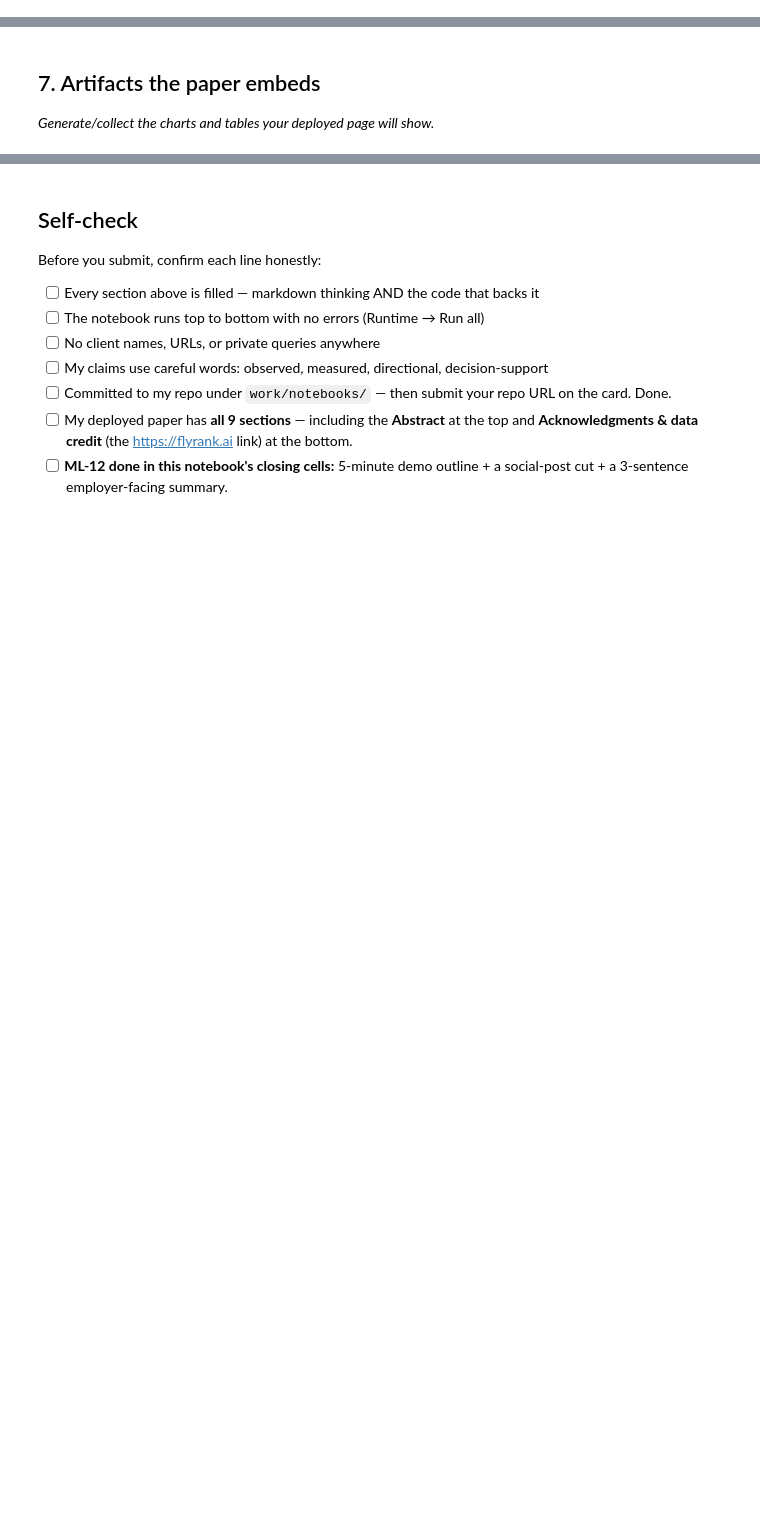
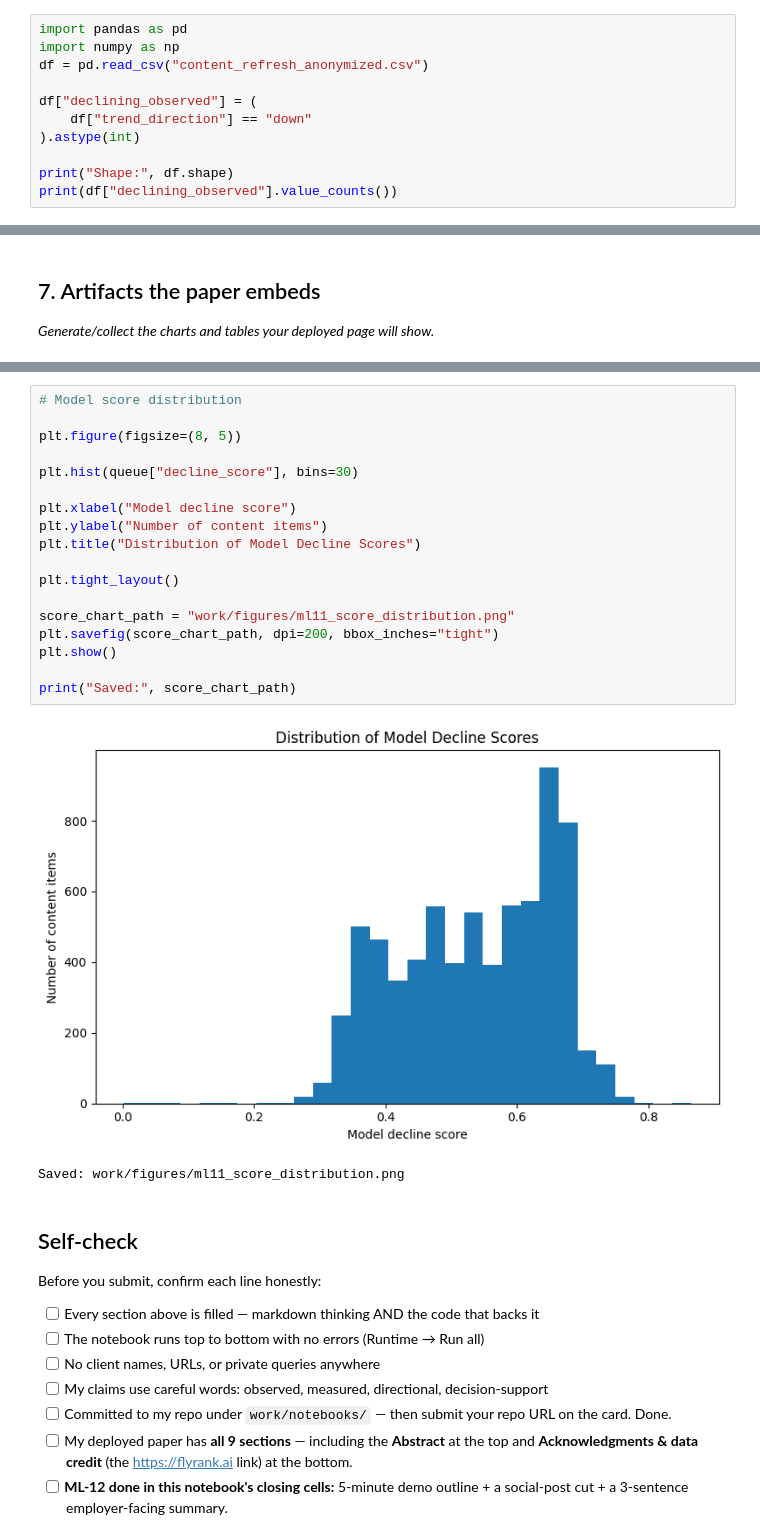
Before and after one commit to ma5029blp-wq/ML-flyrank-internship, a Jupyter notebook: work/notebooks/capstone.ipynb, the cells around one changed output, grey strips where cells are left out. Saved outputs shown, nothing was run; the diff lists cells and outputs as text; blank space fills up the shorter version.

```diff
--- a/work/notebooks/capstone.ipynb
+++ b/work/notebooks/capstone.ipynb
@@ -6,3 +6,14 @@
 This skeleton is yours to fill. Work the sections **in order** — each one has a one-line hint. Simple words, honest numbers.
 
 > Working with an AI assistant? Tell it to read `skills/README.md` first and load the one skill this assignment names on its card.
+# %%
+import pandas as pd
+import numpy as np
+df = pd.read_csv("content_refresh_anonymized.csv")
+
+df["declining_observed"] = (
+    df["trend_direction"] == "down"
+).astype(int)
+
+print("Shape:", df.shape)
+print(df["declining_observed"].value_counts())
@@ -37,3 +544,24 @@ This skeleton is yours to fill. Work the sections **in order** — each one has
+# %%
+# Model score distribution
+
+plt.figure(figsize=(8, 5))
+
+plt.hist(queue["decline_score"], bins=30)
+
+plt.xlabel("Model decline score")
+plt.ylabel("Number of content items")
+plt.title("Distribution of Model Decline Scores")
+
+plt.tight_layout()
+
+score_chart_path = "work/figures/ml11_score_distribution.png"
+plt.savefig(score_chart_path, dpi=200, bbox_inches="tight")
+plt.show()
+
+print("Saved:", score_chart_path)
+# %% [output]
+[figure, added]
+Saved: work/figures/ml11_score_distribution.png
 # %% [markdown]
 ## Self-check
 
```
Also changed, not shown: parts of 16 cells of this notebook.
